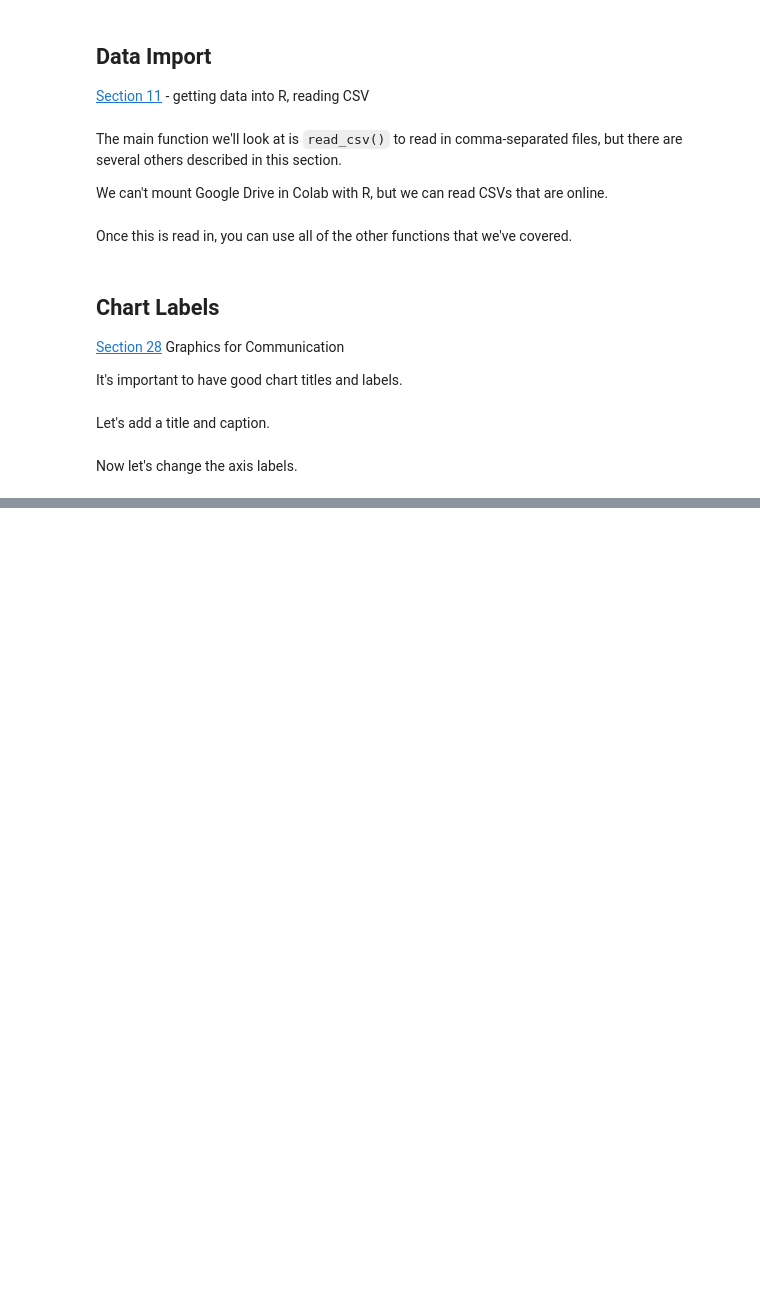
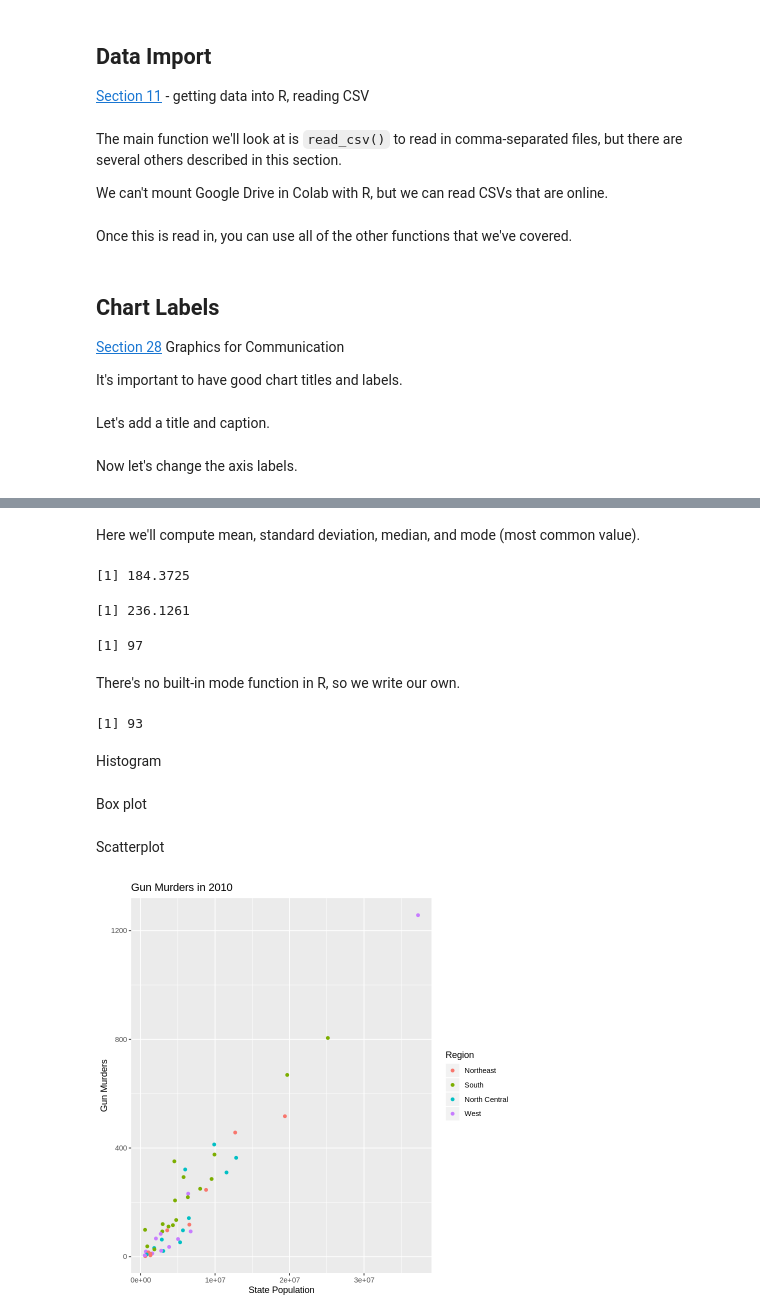
Before and after one commit to choudhurym/assignments, a Jupyter notebook: CS800_Week_06_RTutorial.ipynb, the cells around one changed output, grey strips where cells are left out. Saved outputs shown, nothing was run; the diff lists cells and outputs as text; code cells hidden in the pictures; blank space fills up the shorter version.

```diff
--- a/CS800_Week_06_RTutorial.ipynb
+++ b/CS800_Week_06_RTutorial.ipynb
@@ -223,0 +259,41 @@ charts
+# %% [markdown]
+Here we'll compute mean, standard deviation, median, and mode (most common value).
+# %%
+mean(murders$total)
+# %% [output]
+[1] 184.3725
+# %%
+sd(murders$total)
+# %% [output]
+[1] 236.1261
+# %%
+median(murders$total)
+# %% [output]
+[1] 97
+# %% [markdown]
+There's no built-in mode function in R, so we write our own.
+# %%
+getmode <- function(v) {
+   uniqv <- unique(v)
+   uniqv[which.max(tabulate(match(v, uniqv)))]
+}
+getmode(murders$total)
+# %% [output]
+[1] 93
+# %% [markdown]
+Histogram
+# %% [markdown]
+Box plot
+# %% [markdown]
+Scatterplot
+# %%
+ggplot(data = murders) +
+  geom_point(mapping = aes(x = population, y = total, color=region)) +
+  labs(
+    title="Gun Murders in 2010",
+    x = "State Population",
+    y = "Gun Murders",
+    color = "Region"
+  )
+# %% [output]
+[figure, added]
```
Also changed, not shown: parts of 11 cells of this notebook.
